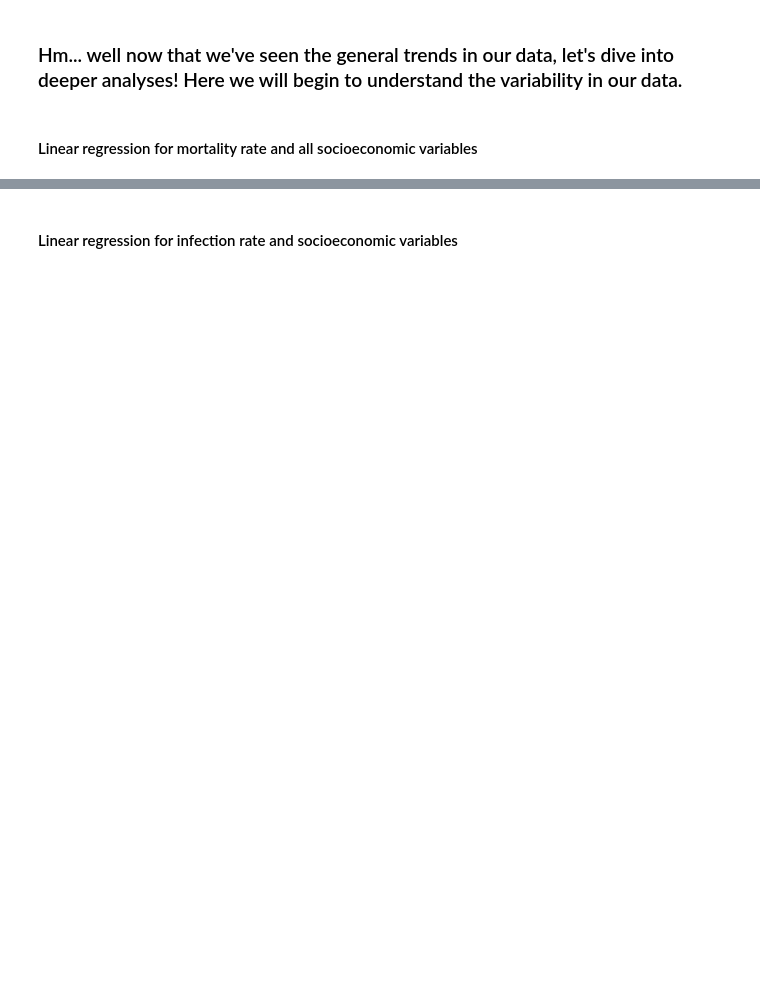
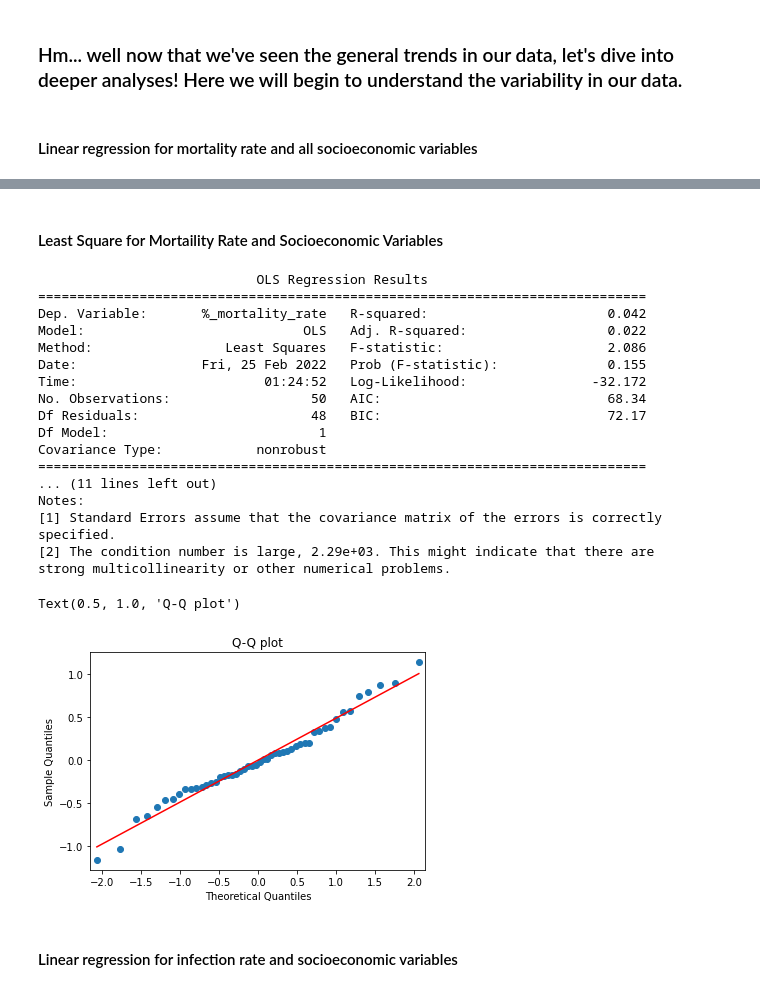
Before and after one commit to EthanLDot/COVID_Socioecon_DataScience_Project, a Jupyter notebook: EDACheckpointGroup029-Wi22.ipynb, the cells around one changed output, grey strips where cells are left out. Drawn from its saved outputs; the diff is of its cells as text; code cells hidden in the pictures; blank space fills up the shorter version.

Commit message:
Mortality Least Square

```diff
--- a/EDACheckpointGroup029-Wi22.ipynb
+++ b/EDACheckpointGroup029-Wi22.ipynb
@@ -688,3 +636,42 @@ print(mortality_model.coef_)
+# %% [markdown]
+#### Least Square for Mortaility Rate and Socioeconomic Variables
+# %%
+import statsmodels.api as sm
+
+mortality_OLS_data = get_overall_data(3, 12, 2021)
+
+mortality_X = mortality_OLS_data[["%_white_collar", "median_income", "%_with_insurance"]]
+mortality_OLS_Y = mortality_OLS_data["%_mortality_rate"]
+
+ones = np.ones(mortality_X.shape[0])
+mortality_OLS_X = sm.add_constant(np.column_stack((mortality_OLS_data["%_white_collar"], ones)))
+mortality_OLS_X = sm.add_constant(np.column_stack((mortality_OLS_data["median_income"], ones)))
+mortality_OLS_X = sm.add_constant(np.column_stack((mortality_OLS_data["%_with_insurance"], ones)))
+
+results = sm.OLS(mortality_OLS_Y, mortality_OLS_X).fit()
+print(results.summary())
+fig2 = sm.qqplot(results.resid, line='r')
+plt.title("Q-Q plot")
+# %% [output]
+                            OLS Regression Results
+==============================================================================
+Dep. Variable:       %_mortality_rate   R-squared:                       0.042
+Model:                            OLS   Adj. R-squared:                  0.022
+Method:                 Least Squares   F-statistic:                     2.086
+Date:                Fri, 25 Feb 2022   Prob (F-statistic):              0.155
+Time:                        01:24:52   Log-Likelihood:                -32.172
+No. Observations:                  50   AIC:                             68.34
+Df Residuals:                      48   BIC:                             72.17
+Df Model:                           1
+Covariance Type:            nonrobust
+==============================================================================
+... (11 lines left out)
+Notes:
+[1] Standard Errors assume that the covariance matrix of the errors is correctly specified.
+[2] The condition number is large, 2.29e+03. This might indicate that there are
+strong multicollinearity or other numerical problems.
+Text(0.5, 1.0, 'Q-Q plot')
+[figure, added]
 # %% [markdown]
 #### Linear regression for infection rate and socioeconomic variables
 # %%
```
Also changed, not shown: parts of 13 cells of this notebook.
